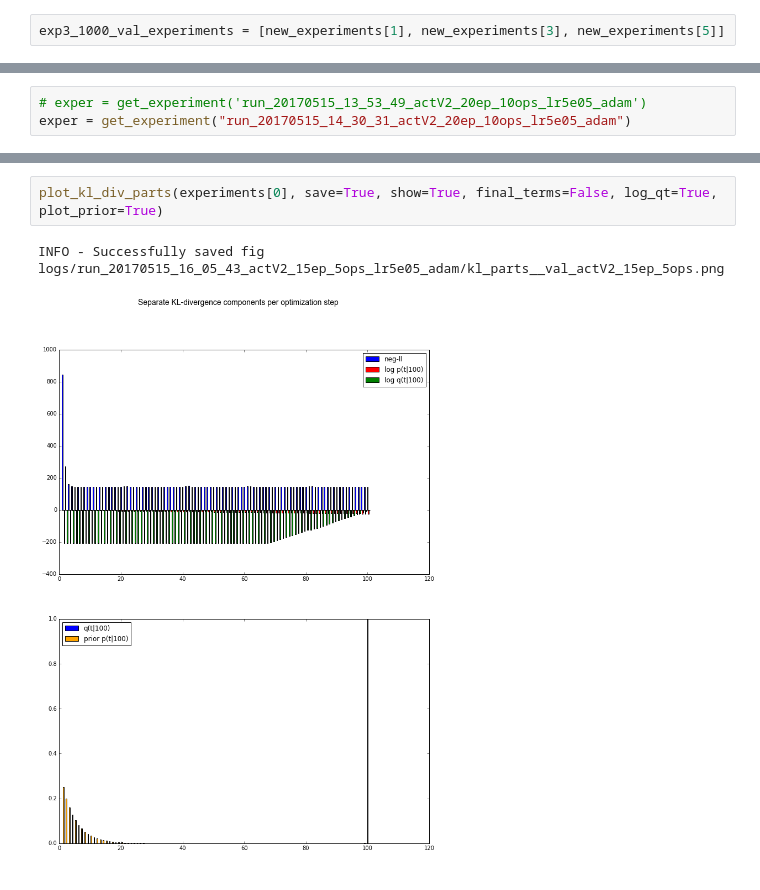
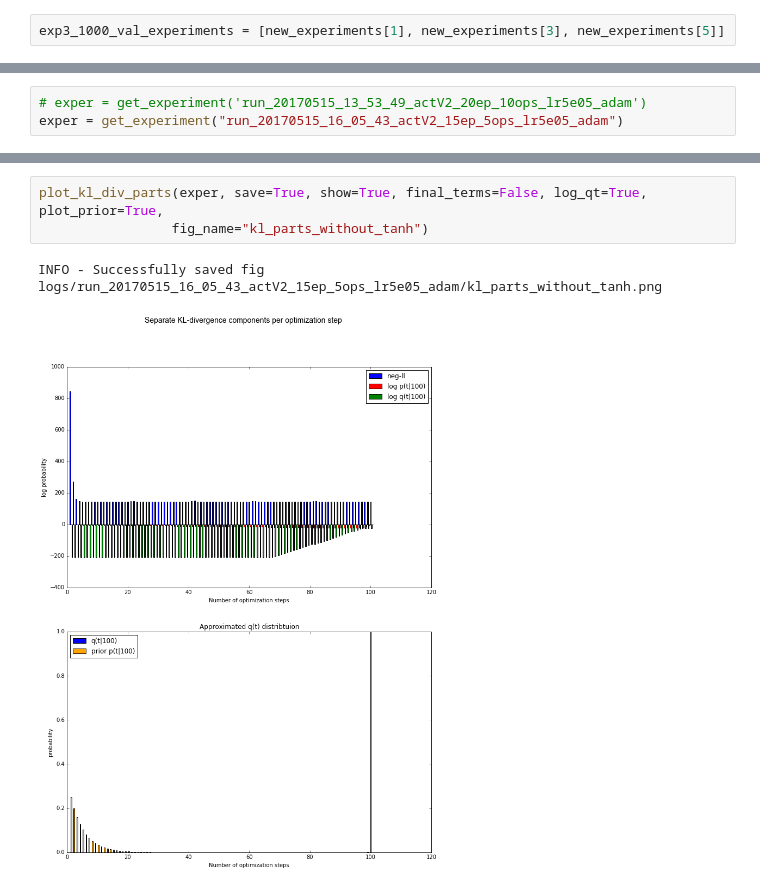
Before and after one commit to toologicbv/meta_learner, a Jupyter notebook: 2dquad_results_20170514.ipynb, the cells around one changed output, grey strips where cells are left out. Drawn from its saved outputs; the diff is of its cells as text.

```diff
--- a/2dquad_results_20170514.ipynb
+++ b/2dquad_results_20170514.ipynb
@@ -235,4 +230,4 @@ OrderedDict([(1, array([ 0.])),
                       34.43086432,  34.4472398 ,  34.44005439,  34.43023773]))])
 # %%
 # exper = get_experiment('run_20170515_13_53_49_actV2_20ep_10ops_lr5e05_adam')
-exper = get_experiment("run_20170515_14_30_31_actV2_20ep_10ops_lr5e05_adam")
+exper = get_experiment("run_20170515_16_05_43_actV2_15ep_5ops_lr5e05_adam")
@@ -261,6 +234,7 @@ array([ -2.1202607 ,  -2.24809409,  -2.37592748,  -2.50376081,
 # %%
-plot_kl_div_parts(experiments[0], save=True, show=True, final_terms=False, log_qt=True, plot_prior=True)
+plot_kl_div_parts(exper, save=True, show=True, final_terms=False, log_qt=True, plot_prior=True,
+                 fig_name="kl_parts_without_tanh")
 # %% [output]
-INFO - Successfully saved fig logs/run_20170515_16_05_43_actV2_15ep_5ops_lr5e05_adam/kl_parts__val_actV2_15ep_5ops.png
+INFO - Successfully saved fig logs/run_20170515_16_05_43_actV2_15ep_5ops_lr5e05_adam/kl_parts_without_tanh.png
-[figure, old version]
+[figure, new version]
 # %%
```
Also changed, not shown: parts of 7 cells of this notebook, 4 other files.
